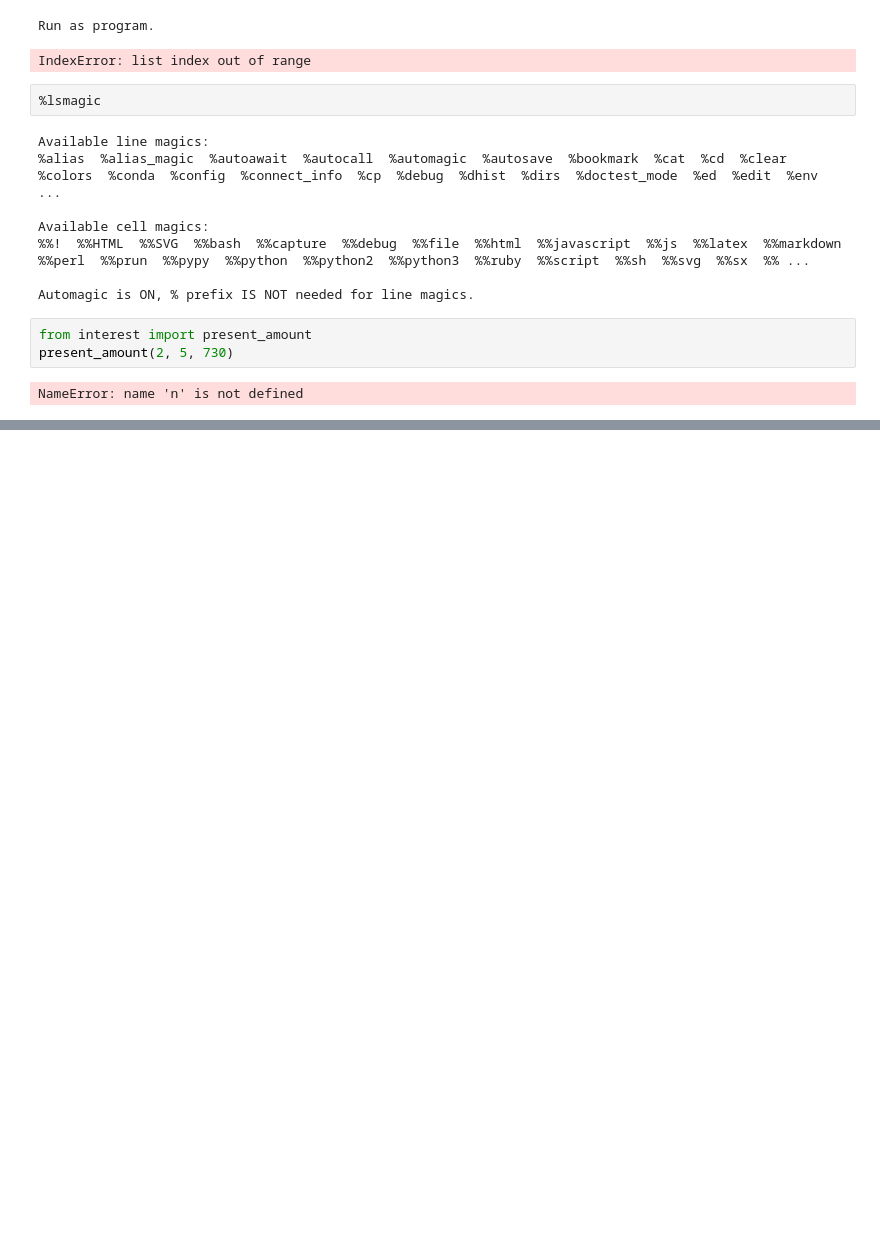
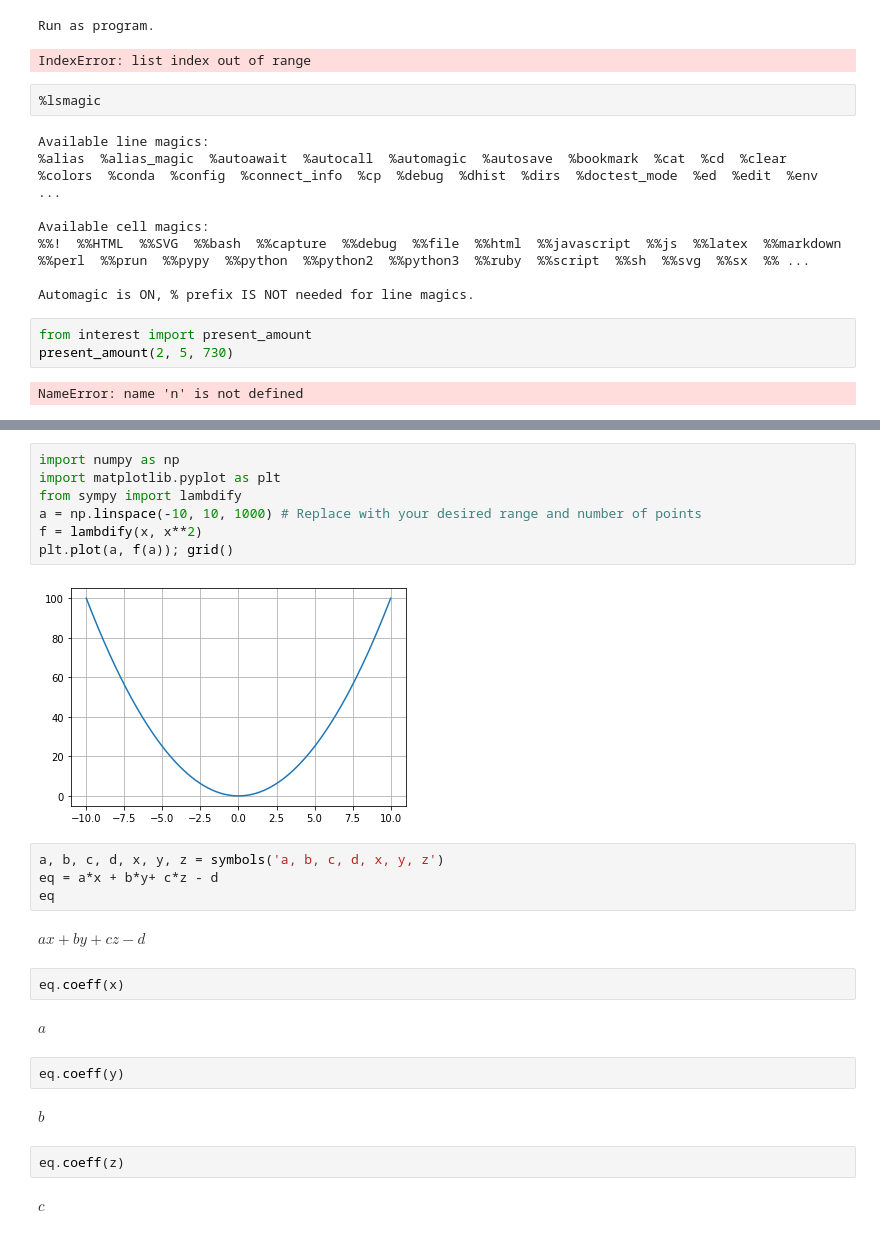
Before and after one commit to carlosal1015/Real-Analysis-Project, a Jupyter notebook: Code/Notebooks/Untitled.ipynb, the cells around one changed output, grey strips where cells are left out. Saved outputs shown, nothing was run; the diff lists cells and outputs as text; blank space fills up the shorter version.

```diff
--- a/Code/Notebooks/Untitled.ipynb
+++ b/Code/Notebooks/Untitled.ipynb
@@ -226,0 +235,27 @@ NameError: name 'n' is not defined
+# %%
+import numpy as np
+import matplotlib.pyplot as plt
+from sympy import lambdify
+a = np.linspace(-10, 10, 1000) # Replace with your desired range and number of points
+f = lambdify(x, x**2)
+plt.plot(a, f(a)); grid()
+# %% [output]
+[figure, added]
+# %%
+a, b, c, d, x, y, z = symbols('a, b, c, d, x, y, z')
+eq = a*x + b*y+ c*z - d
+eq
+# %% [output]
+$\displaystyle a x + b y + c z - d$
+# %%
+eq.coeff(x)
+# %% [output]
+$\displaystyle a$
+# %%
+eq.coeff(y)
+# %% [output]
+$\displaystyle b$
+# %%
+eq.coeff(z)
+# %% [output]
+$\displaystyle c$
```
Also changed, not shown: parts of 1 cell of this notebook, 15 other files.
